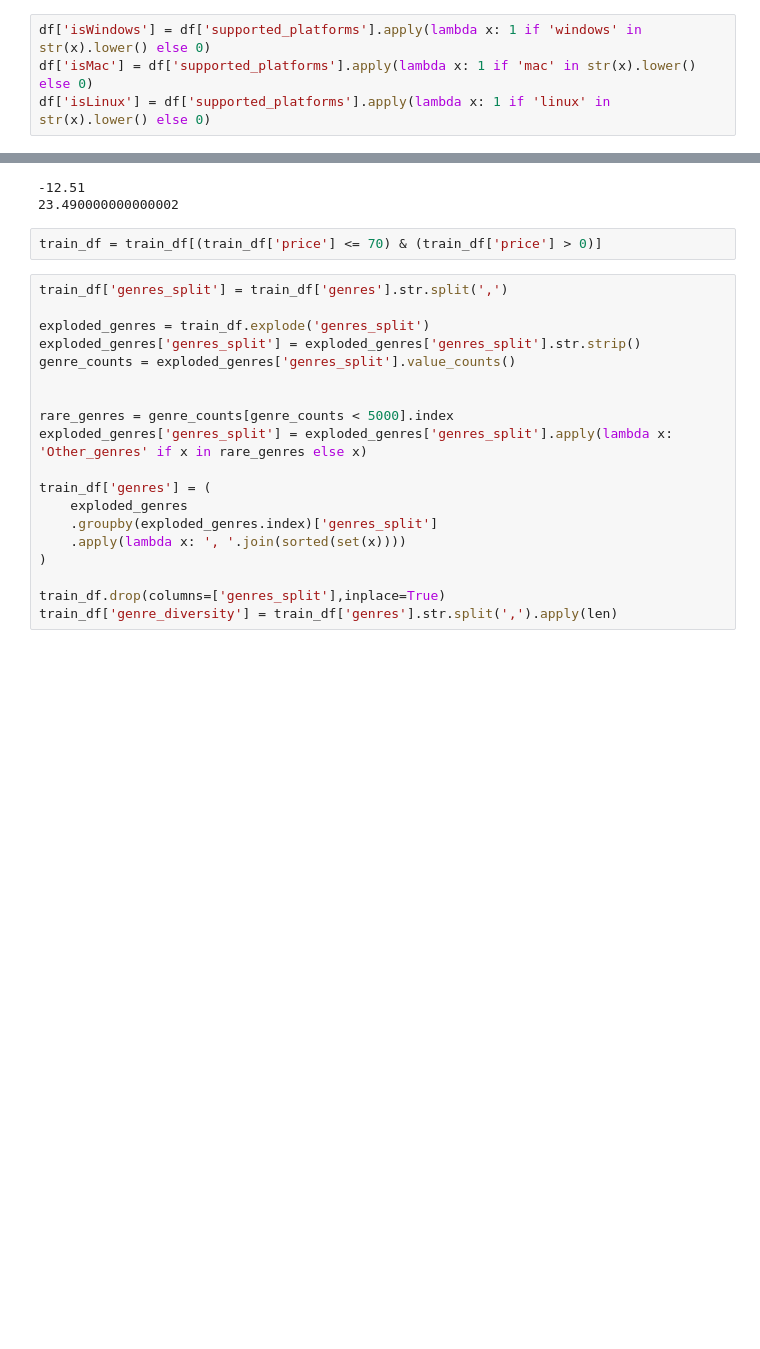
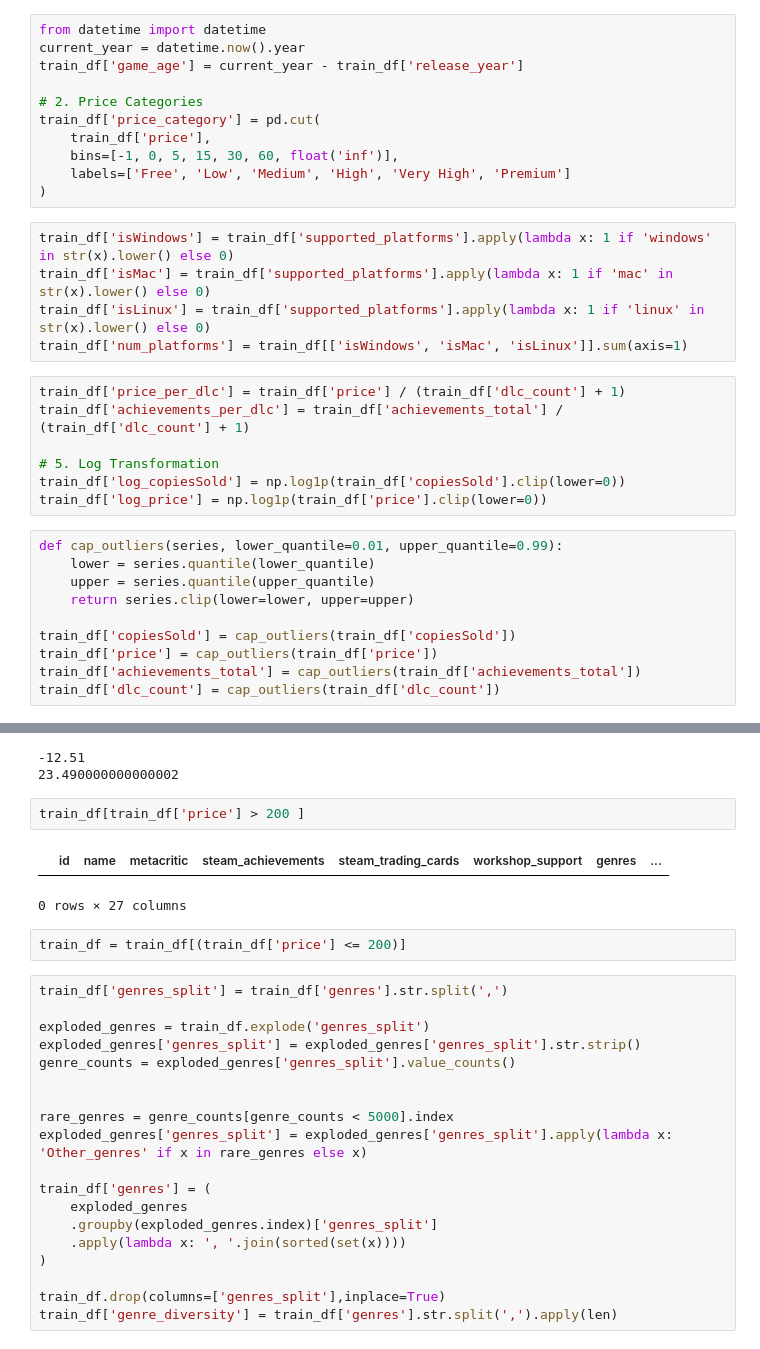
Before and after one commit to AmrMaree/Machine-Learning-Project, a Jupyter notebook: milestone2.ipynb, the cells around one changed output, grey strips where cells are left out. Saved outputs shown, nothing was run; the diff lists cells and outputs as text; blank space fills up the shorter version.

```diff
--- a/milestone2.ipynb
+++ b/milestone2.ipynb
@@ -201,4 +199,33 @@ train_df = pd.get_dummies(train_df, columns=['publisherClass'], dtype=int)
+# %%
+from datetime import datetime
+current_year = datetime.now().year
+train_df['game_age'] = current_year - train_df['release_year']
+
+# 2. Price Categories
+train_df['price_category'] = pd.cut(
+    train_df['price'],
+    bins=[-1, 0, 5, 15, 30, 60, float('inf')],
+    labels=['Free', 'Low', 'Medium', 'High', 'Very High', 'Premium']
+)
 # %%
-df['isWindows'] = df['supported_platforms'].apply(lambda x: 1 if 'windows' in str(x).lower() else 0)
-df['isMac'] = df['supported_platforms'].apply(lambda x: 1 if 'mac' in str(x).lower() else 0)
-df['isLinux'] = df['supported_platforms'].apply(lambda x: 1 if 'linux' in str(x).lower() else 0)
+train_df['isWindows'] = train_df['supported_platforms'].apply(lambda x: 1 if 'windows' in str(x).lower() else 0)
+train_df['isMac'] = train_df['supported_platforms'].apply(lambda x: 1 if 'mac' in str(x).lower() else 0)
+train_df['isLinux'] = train_df['supported_platforms'].apply(lambda x: 1 if 'linux' in str(x).lower() else 0)
+train_df['num_platforms'] = train_df[['isWindows', 'isMac', 'isLinux']].sum(axis=1)
+# %%
+train_df['price_per_dlc'] = train_df['price'] / (train_df['dlc_count'] + 1)
+train_df['achievements_per_dlc'] = train_df['achievements_total'] / (train_df['dlc_count'] + 1)
+
+# 5. Log Transformation
+train_df['log_copiesSold'] = np.log1p(train_df['copiesSold'].clip(lower=0))
+train_df['log_price'] = np.log1p(train_df['price'].clip(lower=0))
+# %%
+def cap_outliers(series, lower_quantile=0.01, upper_quantile=0.99):
+    lower = series.quantile(lower_quantile)
+    upper = series.quantile(upper_quantile)
+    return series.clip(lower=lower, upper=upper)
+
+train_df['copiesSold'] = cap_outliers(train_df['copiesSold'])
+train_df['price'] = cap_outliers(train_df['price'])
+train_df['achievements_total'] = cap_outliers(train_df['achievements_total'])
+train_df['dlc_count'] = cap_outliers(train_df['dlc_count'])
@@ -271,8 +314,13 @@ print(upper_bound)
 # %% [output]
 -12.51
 23.490000000000002
+# %%
+train_df[train_df['price'] > 200 ]
+# %% [output]
+|  | id | name | metacritic | steam_achievements | steam_trading_cards | workshop_support | genres | ... |
+0 rows × 27 columns
 # %%
-train_df = train_df[(train_df['price'] <= 70) & (train_df['price'] > 0)]
+train_df = train_df[(train_df['price'] <= 200)]
 # %%
 train_df['genres_split'] = train_df['genres'].str.split(',')
 
```
Also changed, not shown: parts of 32 cells of this notebook, 5 other files.
